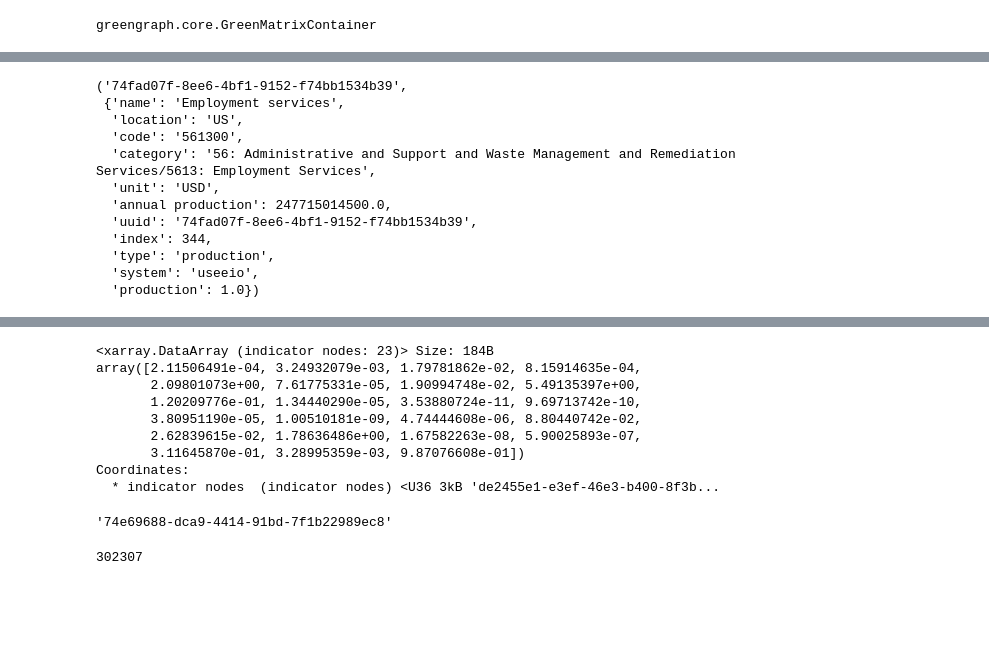
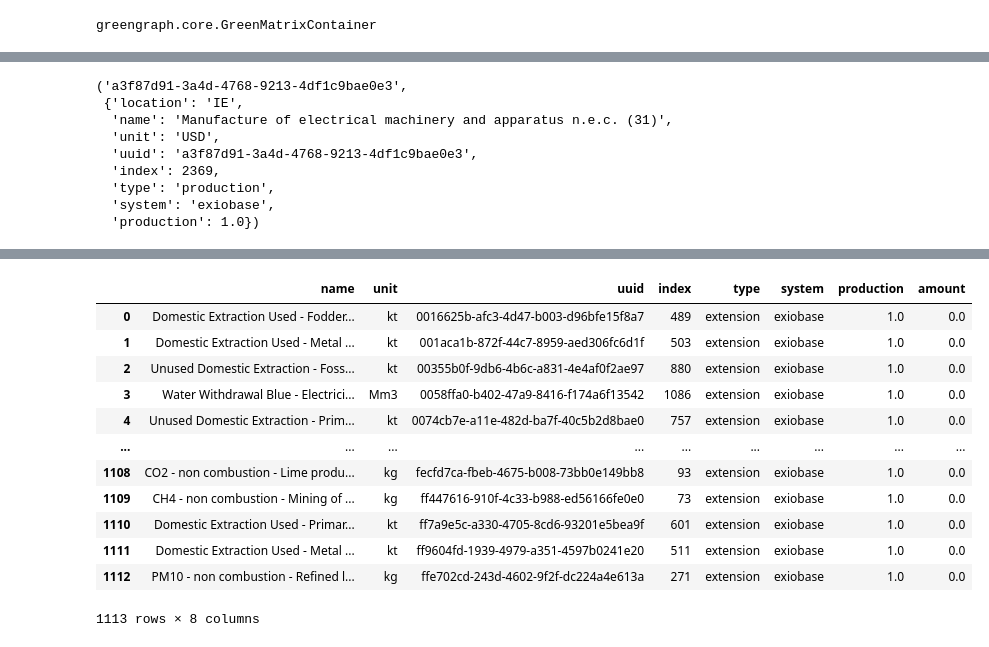
Before and after one commit to greengraph/GreenGraph, a Jupyter notebook: notebooks/useeio/useeio.ipynb, the cells around one changed output, grey strips where cells are left out. Saved outputs shown, nothing was run; the diff lists cells and outputs as text; code cells hidden in the pictures; blank space fills up the shorter version.

```diff
--- a/notebooks/useeio/useeio.ipynb
+++ b/notebooks/useeio/useeio.ipynb
@@ -111,0 +133,2 @@ AttributeError: Multiple nodes found matching given attributes. Please refine at
+# %%
+G = exiobase.create_graph()
@@ -111,0 +153,7 @@ AttributeError: Multiple nodes found matching given attributes. Please refine at
+# %%
+M = G.generate_matrices(
+    matrixformat='dense',
+    generate_A = True,
+    generate_B = True,
+    generate_Q = False,
+)
@@ -112,19 +165,15 @@ AttributeError: Multiple nodes found matching given attributes. Please refine at
 # %%
 G.get_random_node(type='production', data=True)
 # %% [output]
-('74fad07f-8ee6-4bf1-9152-f74bb1534b39',
- {'name': 'Employment services',
-  'location': 'US',
-  'code': '561300',
-  'category': '56: Administrative and Support and Waste Management and Remediation Services/5613: Employment Services',
+('a3f87d91-3a4d-4768-9213-4df1c9bae0e3',
+ {'location': 'IE',
+  'name': 'Manufacture of electrical machinery and apparatus n.e.c. (31)',
   'unit': 'USD',
-  'annual production': 247715014500.0,
-  'uuid': '74fad07f-8ee6-4bf1-9152-f74bb1534b39',
-  'index': 344,
+  'uuid': 'a3f87d91-3a4d-4768-9213-4df1c9bae0e3',
+  'index': 2369,
   'type': 'production',
-  'system': 'useeio',
+  'system': 'exiobase',
   'production': 1.0})
 # %%
-M.lca(demand={G.get_random_node(type='production', data=False): 1.0})
-M.lcia()
+M.lca(demand={G.get_random_node(type='production', data=False): 10000.0}, format_return='dataframe')
 # %% [output]
@@ -137,20 +184,13 @@ greengraph | INFO | 11:17:00: Completed calculating impact vector. (00:00 min:se
+|  | name | unit | uuid | index | type | system | production | amount |
+| 0 | Domestic Extraction Used - Fodder... | kt | 0016625b-afc3-4d47-b003-d96bfe15f8a7 | 489 | extension | exiobase | 1.0 | 0.0 |
+| 1 | Domestic Extraction Used - Metal ... | kt | 001aca1b-872f-44c7-8959-aed306fc6d1f | 503 | extension | exiobase | 1.0 | 0.0 |
+| 2 | Unused Domestic Extraction - Foss... | kt | 00355b0f-9db6-4b6c-a831-4e4af0f2ae97 | 880 | extension | exiobase | 1.0 | 0.0 |
+| 3 | Water Withdrawal Blue - Electrici... | Mm3 | 0058ffa0-b402-47a9-8416-f174a6f13542 | 1086 | extension | exiobase | 1.0 | 0.0 |
+| 4 | Unused Domestic Extraction - Prim... | kt | 0074cb7e-a11e-482d-ba7f-40c5b2d8bae0 | 757 | extension | exiobase | 1.0 | 0.0 |
+| ... | ... | ... | ... | ... | ... | ... | ... | ... |
+| 1108 | CO2 - non combustion - Lime produ... | kg | fecfd7ca-fbeb-4675-b008-73bb0e149bb8 | 93 | extension | exiobase | 1.0 | 0.0 |
+| 1109 | CH4 - non combustion - Mining of ... | kg | ff447616-910f-4c33-b988-ed56166fe0e0 | 73 | extension | exiobase | 1.0 | 0.0 |
+| 1110 | Domestic Extraction Used - Primar... | kt | ff7a9e5c-a330-4705-8cd6-93201e5bea9f | 601 | extension | exiobase | 1.0 | 0.0 |
+| 1111 | Domestic Extraction Used - Metal ... | kt | ff9604fd-1939-4979-a351-4597b0241e20 | 511 | extension | exiobase | 1.0 | 0.0 |
+| 1112 | PM10 - non combustion - Refined l... | kg | ffe702cd-243d-4602-9f2f-dc224a4e613a | 271 | extension | exiobase | 1.0 | 0.0 |
+1113 rows × 8 columns
-# %%
-M.matrices['h']
-# %% [output]
-<xarray.DataArray (indicator nodes: 23)> Size: 184B
-array([2.11506491e-04, 3.24932079e-03, 1.79781862e-02, 8.15914635e-04,
-       2.09801073e+00, 7.61775331e-05, 1.90994748e-02, 5.49135397e+00,
-       1.20209776e-01, 1.34440290e-05, 3.53880724e-11, 9.69713742e-10,
-       3.80951190e-05, 1.00510181e-09, 4.74444608e-06, 8.80440742e-02,
-       2.62839615e-02, 1.78636486e+00, 1.67582263e-08, 5.90025893e-07,
-       3.11645870e-01, 3.28995359e-03, 9.87076608e-01])
-Coordinates:
-  * indicator nodes  (indicator nodes) <U36 3kB 'de2455e1-e3ef-46e3-b400-8f3b...
-# %%
-G.get_node_by_attributes(name='Acidification Potential')
-# %% [output]
-'74e69688-dca9-4414-91bd-7f1b22989ec8'
-# %%
-len(G.edges())
-# %% [output]
-302307
```
Also changed, not shown: parts of 25 cells of this notebook, 4 other files.
